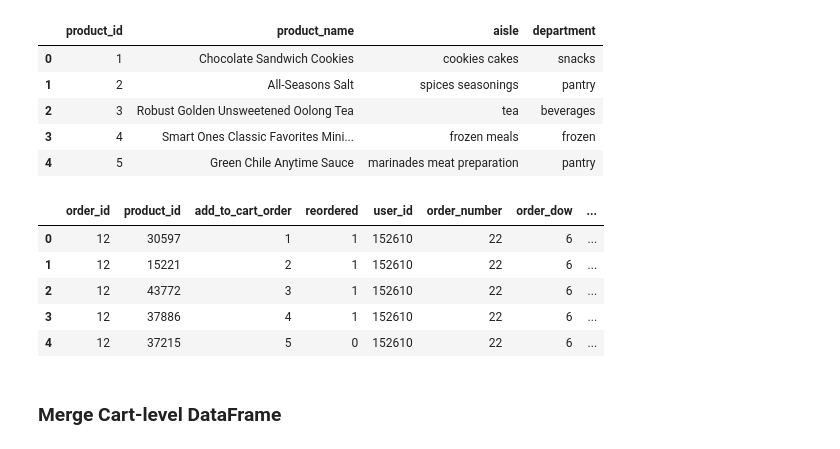
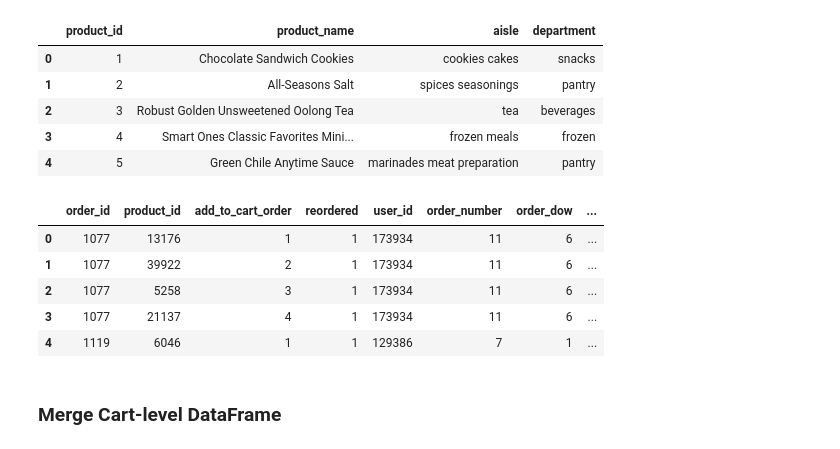
Before and after one commit to lwadya/kaggle_instacart, a Jupyter notebook: work/model_eval.ipynb, the cells around one changed output. Saved outputs shown, nothing was run; the diff lists cells and outputs as text; code cells hidden in the pictures.

```diff
--- a/work/model_eval.ipynb
+++ b/work/model_eval.ipynb
@@ -98,14 +102,14 @@ products_df.head()
 # %%
 orders_prior_df = orders_prior_df.merge(orders_df.drop('eval_set', axis=1), on='order_id')
 orders_train_df = orders_train_df.merge(orders_df.drop('eval_set', axis=1), on='order_id')
-orders_prior_df.head()
+orders_train_df.head()
 # %% [output]
 |  | order_id | product_id | add_to_cart_order | reordered | user_id | order_number | order_dow | ... |
-| 0 | 12 | 30597 | 1 | 1 | 152610 | 22 | 6 | ... |
-| 1 | 12 | 15221 | 2 | 1 | 152610 | 22 | 6 | ... |
-| 2 | 12 | 43772 | 3 | 1 | 152610 | 22 | 6 | ... |
-| 3 | 12 | 37886 | 4 | 1 | 152610 | 22 | 6 | ... |
-| 4 | 12 | 37215 | 5 | 0 | 152610 | 22 | 6 | ... |
+| 0 | 1077 | 13176 | 1 | 1 | 173934 | 11 | 6 | ... |
+| 1 | 1077 | 39922 | 2 | 1 | 173934 | 11 | 6 | ... |
+| 2 | 1077 | 5258 | 3 | 1 | 173934 | 11 | 6 | ... |
+| 3 | 1077 | 21137 | 4 | 1 | 173934 | 11 | 6 | ... |
+| 4 | 1119 | 6046 | 1 | 1 | 129386 | 7 | 1 | ... |
 # %% [markdown]
 ### Merge Cart-level DataFrame
 # %%
```
Also changed, not shown: parts of 53 cells of this notebook.
